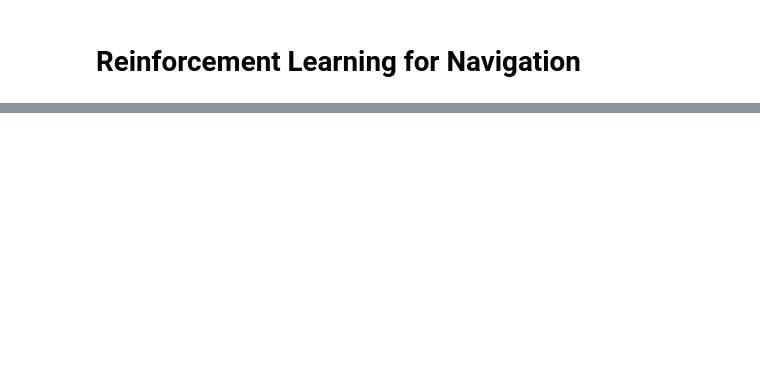
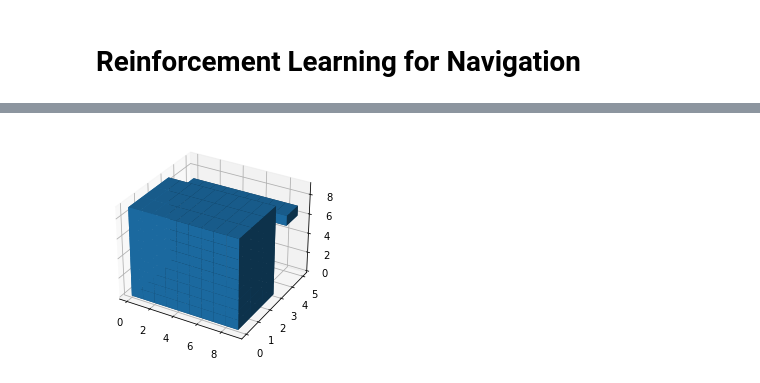
Before and after one commit to batu/RLAgency, a Jupyter notebook: experiment_notebook.ipynb, the cells around one changed output, grey strips where cells are left out. Cells and saved outputs as stored; diff of their text form; code cells hidden in the pictures; blank space fills up the shorter version.

```diff
--- a/experiment_notebook.ipynb
+++ b/experiment_notebook.ipynb
@@ -26,0 +139,7 @@ from pathlib import Path
+# %%
+occupancy_obs_3d = occupancy_obs.reshape(1000000, 1, 9, 5, 9)
+occupancy_obs_3d_plt = occupancy_obs_3d.squeeze()
+ax = plt.figure().add_subplot(projection='3d')
+_ = ax.voxels(occupancy_obs_3d_plt[idx-1])
+# %% [output]
+[figure, added]
```
Also changed, not shown: parts of 53 cells of this notebook, 9 other files.
